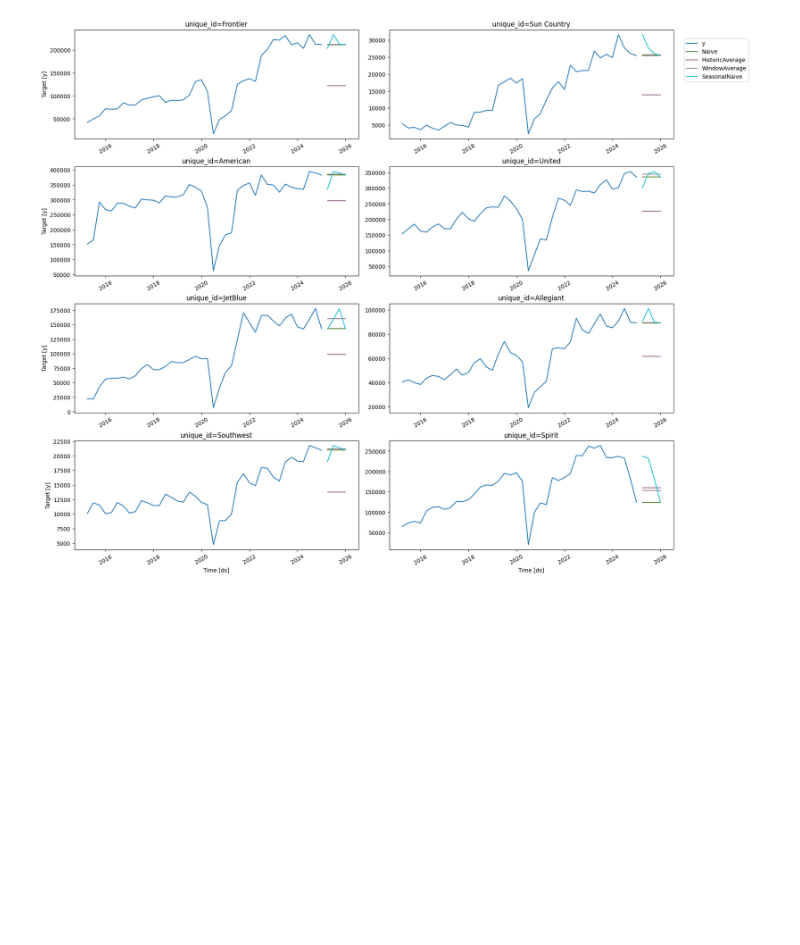
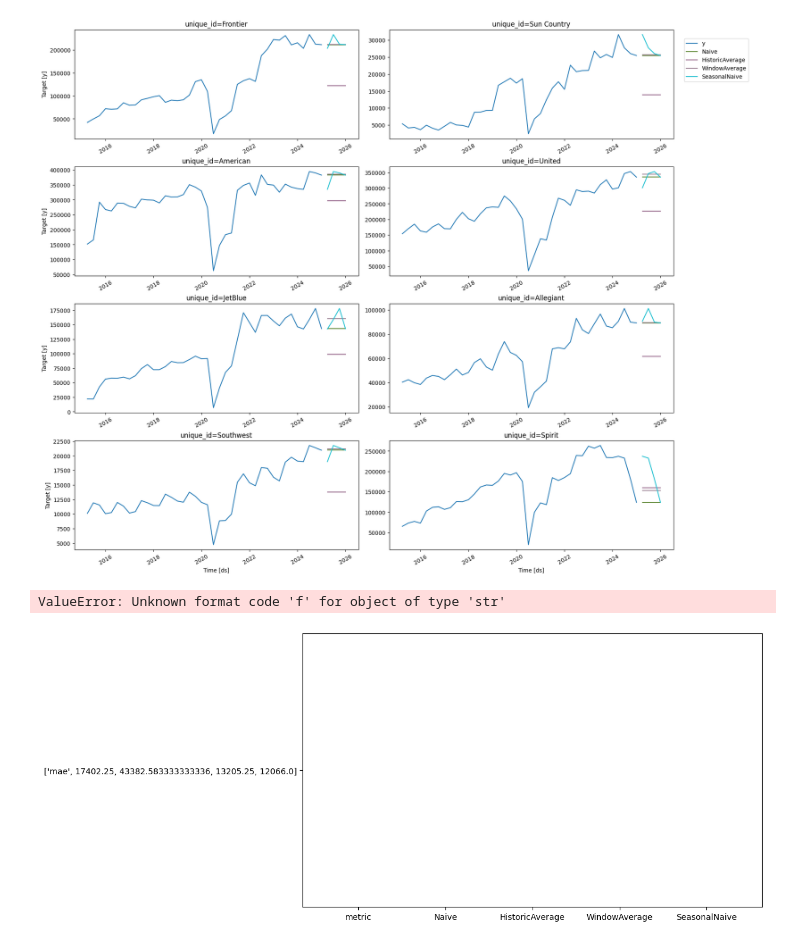
Before and after one commit to PranavShidlaghatta/BaggageRevenueModel, a Jupyter notebook: notebooks/bag_rev_forecast.ipynb, the cells around one changed output. Cells and saved outputs as stored; diff of their text form; code cells hidden in the pictures; blank space fills up the shorter version.

Commit message:
evaluation of baseline models

```diff
--- a/notebooks/bag_rev_forecast.ipynb
+++ b/notebooks/bag_rev_forecast.ipynb
@@ -62,3 +62,35 @@ plot_series(df=df_long, forecasts_df=preds)
 [figure]
 # %%
 # Evaluation of Baseline Models
+
+test = df_long.groupby('unique_id').tail(horizon)
+train = df_long.drop(test.index).reset_index(drop=True)
+# %%
+sf.fit(df=train)
+preds = sf.predict(h=horizon)
+eval_df = pd.merge(test, preds, 'left', ['unique_id', 'ds'])
+# %%
+evaluation = evaluate(
+    df=eval_df,
+    metrics=[mae, mape, rmse]
+)
+
+# Display the evaluation results
+methods = evaluation.columns[1:].tolist()
+values = evaluation.iloc[0, 1:].tolist()
+
+plt.figure(figsize=(10, 6))
+bars = plt.bar(methods, values)
+
+for bar, value in zip(bars, values):
+    plt.text(bar.get_x() + bar.get_width()/2, bar.get_height() + 0.05,
+             f'{value:.3f}', ha='center', va='bottom', fontweight='bold')
+
+plt.xlabel('Baseline Meodels')
+plt.ylabel('Mean absolute error (MAE)')
+plt.tight_layout()
+
+plt.show()
+# %% [output]
+ValueError: Unknown format code 'f' for object of type 'str'
+[figure, added]
```
Also changed, not shown: 1 other file.
